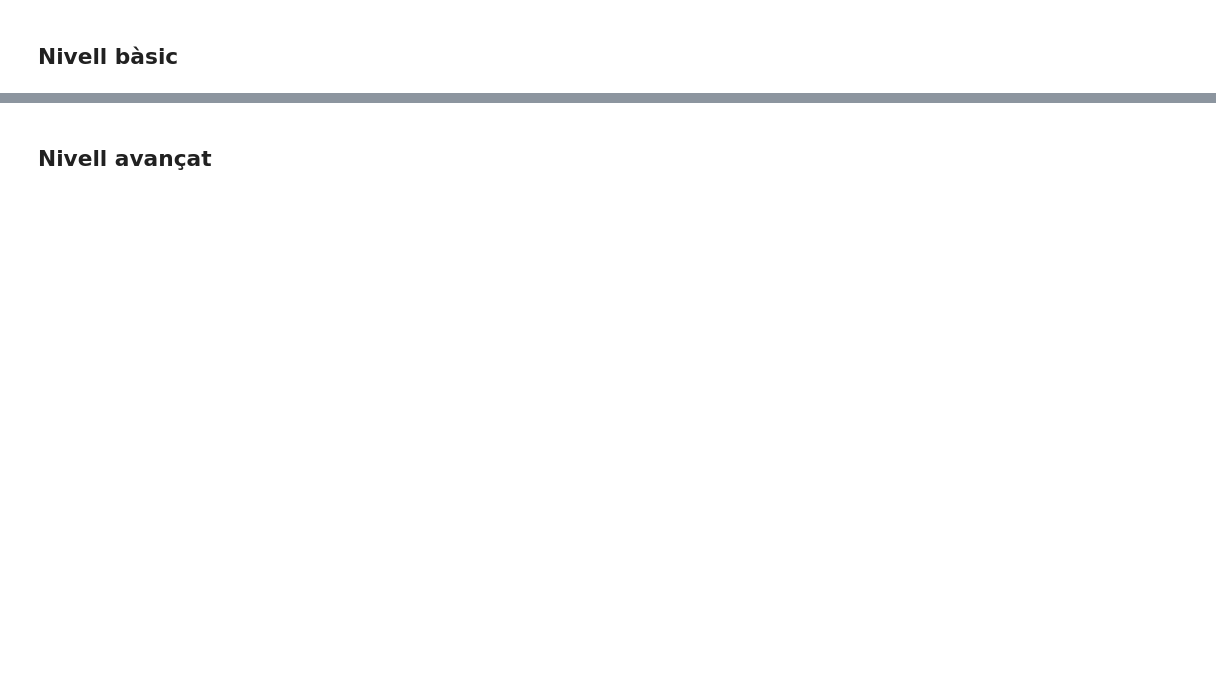
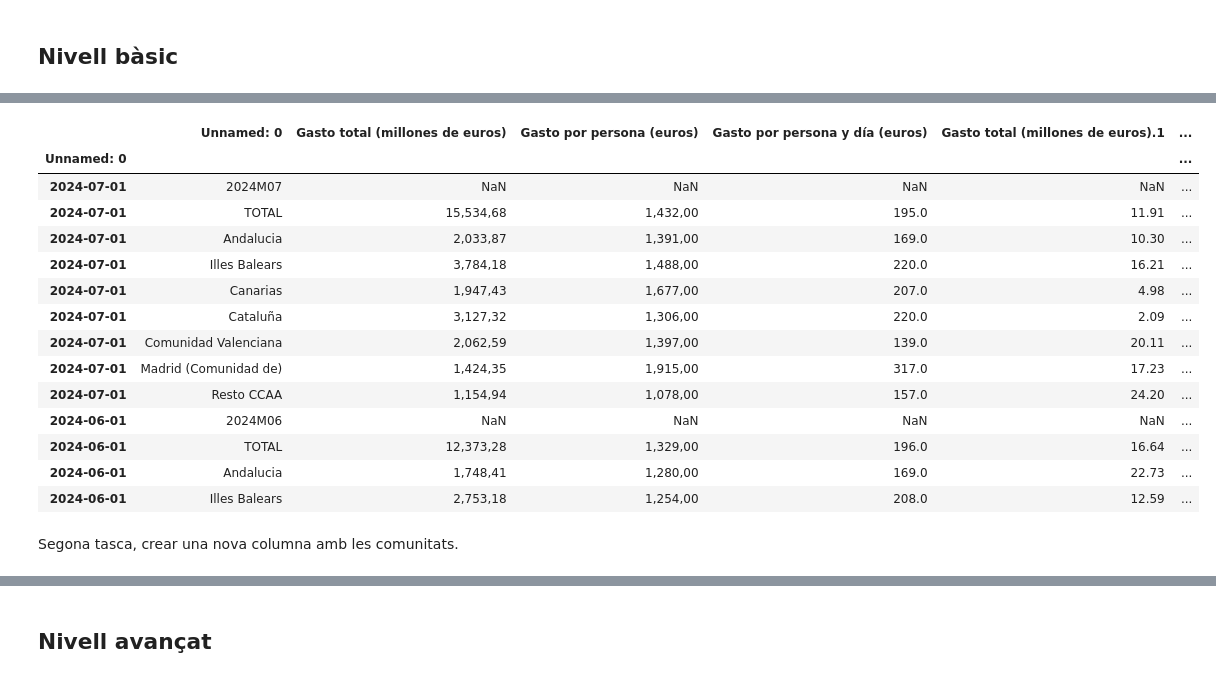
Before and after one commit to wisaaco/Curs_FG24GOI0074221, a Jupyter notebook: lessons/projecte_final.ipynb, the cells around one changed output, grey strips where cells are left out. Saved outputs shown, nothing was run; the diff lists cells and outputs as text; code cells hidden in the pictures; blank space fills up the shorter version.

```diff
--- a/lessons/projecte_final.ipynb
+++ b/lessons/projecte_final.ipynb
@@ -50,0 +66,5 @@ El fitxer per resoldre les qüestions dels dos primers nivells és: *data/candid
+# %%
+import pandas as pd
+import numpy as np
+df = pd.read_csv("data/IBESTAT_Gasto de los turistas extranjeros por periodo y Comunidad Autónoma de destino principal.csv",sep=";",header=1) # Comproveu el path
+df.head(13)
@@ -50,0 +92,3 @@ El fitxer per resoldre les qüestions dels dos primers nivells és: *data/candid
+# %%
+dates = df[df.columns[0]].apply(lambda x: x if x[0].isdigit() else np.nan)
+print(dates[:14])
@@ -50,0 +111,3 @@ El fitxer per resoldre les qüestions dels dos primers nivells és: *data/candid
+# %%
+dates.fillna(method="ffill",inplace=True) # Què fem amb aquesta instrucció?
+print(dates[:14])
@@ -50,0 +130,3 @@ El fitxer per resoldre les qüestions dels dos primers nivells és: *data/candid
+# %%
+dates_ok = pd.to_datetime(dates.str.replace('M', '-', regex = True), format = '%Y-%m') # Què fem amb aquesta instrucció?
+print(dates_ok[:14])
@@ -50,0 +149,21 @@ El fitxer per resoldre les qüestions dels dos primers nivells és: *data/candid
+# %%
+df.index = pd.to_datetime(dates_ok) # Què fem amb aquesta instrucció?
+df.head(13)
+# %% [output]
+|  | Unnamed: 0 | Gasto total (millones de euros) | Gasto por persona (euros) | Gasto por persona y día (euros) | Gasto total (millones de euros).1 | ... |
+| Unnamed: 0 |  |  |  |  |  | ... |
+| 2024-07-01 | 2024M07 | NaN | NaN | NaN | NaN | ... |
+| 2024-07-01 | TOTAL | 15,534,68 | 1,432,00 | 195.0 | 11.91 | ... |
+| 2024-07-01 | Andalucia | 2,033,87 | 1,391,00 | 169.0 | 10.30 | ... |
+| 2024-07-01 | Illes Balears | 3,784,18 | 1,488,00 | 220.0 | 16.21 | ... |
+| 2024-07-01 | Canarias | 1,947,43 | 1,677,00 | 207.0 | 4.98 | ... |
+| 2024-07-01 | Cataluña | 3,127,32 | 1,306,00 | 220.0 | 2.09 | ... |
+| 2024-07-01 | Comunidad Valenciana | 2,062,59 | 1,397,00 | 139.0 | 20.11 | ... |
+| 2024-07-01 | Madrid (Comunidad de) | 1,424,35 | 1,915,00 | 317.0 | 17.23 | ... |
+| 2024-07-01 | Resto CCAA | 1,154,94 | 1,078,00 | 157.0 | 24.20 | ... |
+| 2024-06-01 | 2024M06 | NaN | NaN | NaN | NaN | ... |
+| 2024-06-01 | TOTAL | 12,373,28 | 1,329,00 | 196.0 | 16.64 | ... |
+| 2024-06-01 | Andalucia | 1,748,41 | 1,280,00 | 169.0 | 22.73 | ... |
+| 2024-06-01 | Illes Balears | 2,753,18 | 1,254,00 | 208.0 | 12.59 | ... |
+# %% [markdown]
+Segona tasca, crear una nova columna amb les comunitats.
```
Also changed, not shown: parts of 47 cells of this notebook, 5 other files.
